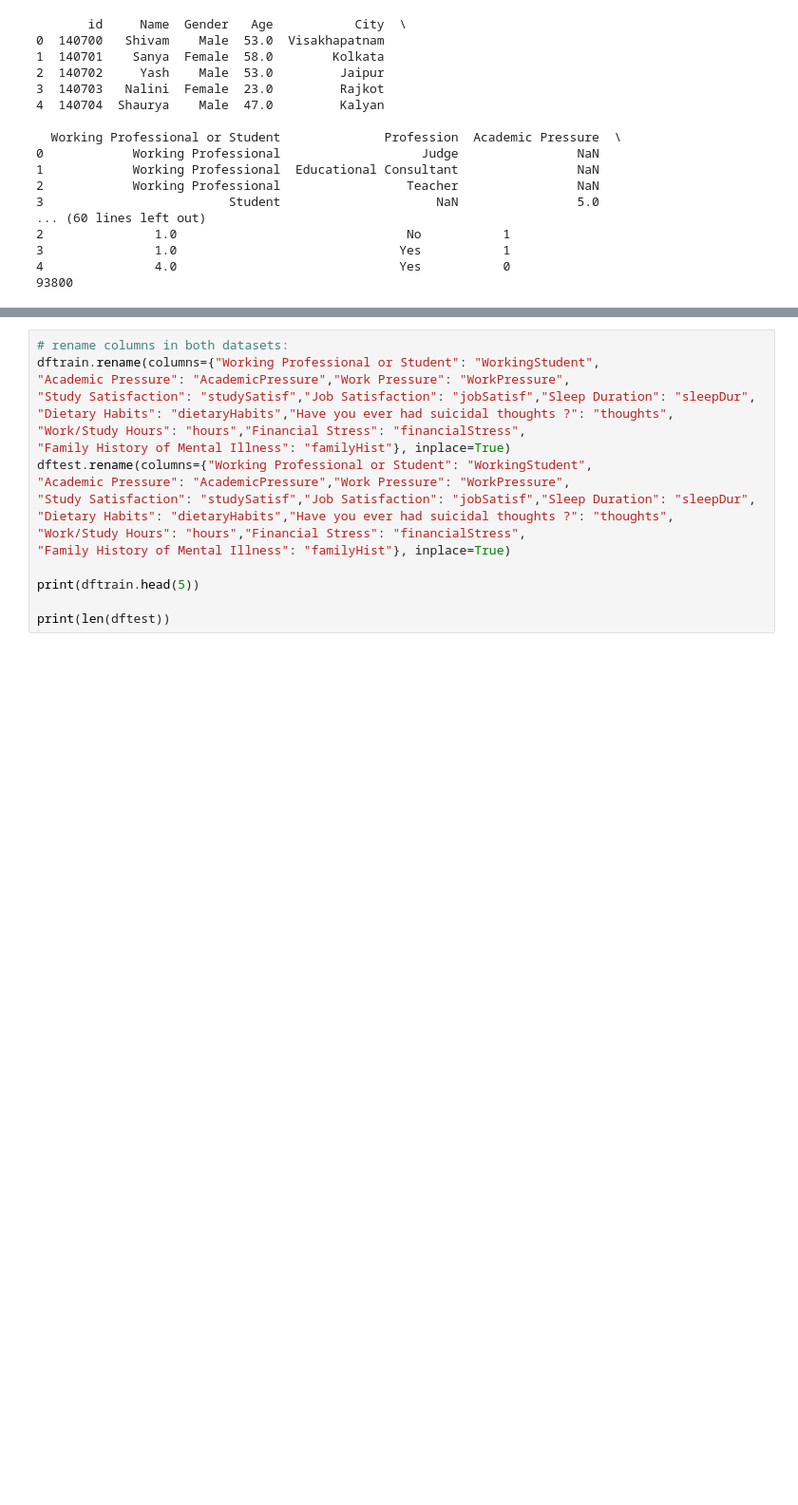
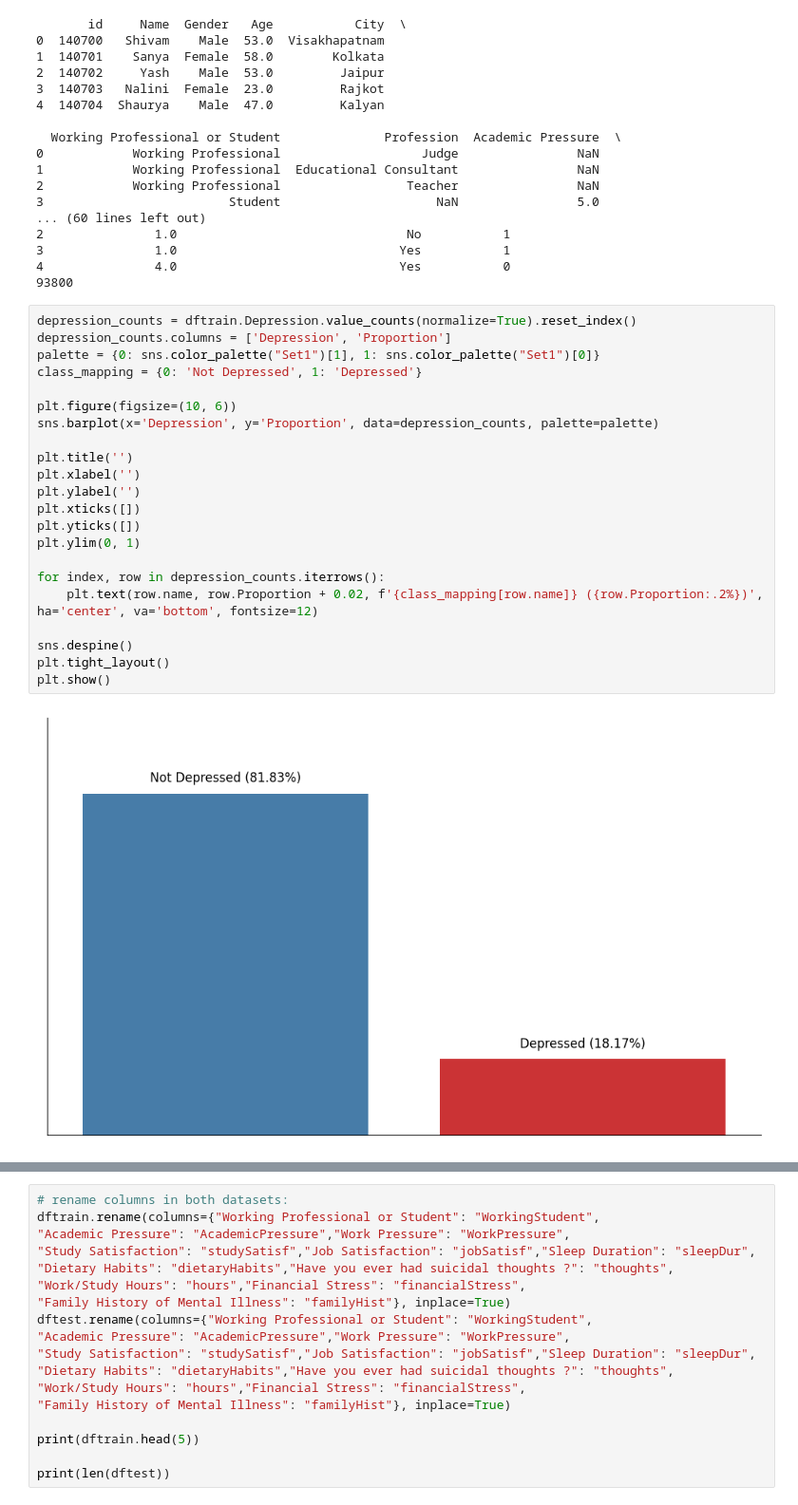
Before and after one commit to AGeekyProgrammer/Depression, a Jupyter notebook: depress.ipynb, the cells around one changed output, grey strips where cells are left out. Shown at 95% size. Saved outputs shown, nothing was run; the diff lists cells and outputs as text; blank space fills up the shorter version.

```diff
--- a/depress.ipynb
+++ b/depress.ipynb
@@ -31,3 +33,27 @@ print(len(dftest))
 3               1.0                              Yes           1
 4               4.0                              Yes           0
 93800
+# %%
+depression_counts = dftrain.Depression.value_counts(normalize=True).reset_index()
+depression_counts.columns = ['Depression', 'Proportion']
+palette = {0: sns.color_palette("Set1")[1], 1: sns.color_palette("Set1")[0]}
+class_mapping = {0: 'Not Depressed', 1: 'Depressed'}
+
+plt.figure(figsize=(10, 6))
+sns.barplot(x='Depression', y='Proportion', data=depression_counts, palette=palette)
+
+plt.title('')
+plt.xlabel('')
+plt.ylabel('')
+plt.xticks([])
+plt.yticks([])
+plt.ylim(0, 1)
+
+for index, row in depression_counts.iterrows():
+    plt.text(row.name, row.Proportion + 0.02, f'{class_mapping[row.name]} ({row.Proportion:.2%})', ha='center', va='bottom', fontsize=12)
+
+sns.despine()
+plt.tight_layout()
+plt.show()
+# %% [output]
+[figure, added]
```
Also changed, not shown: parts of 4 cells of this notebook.
